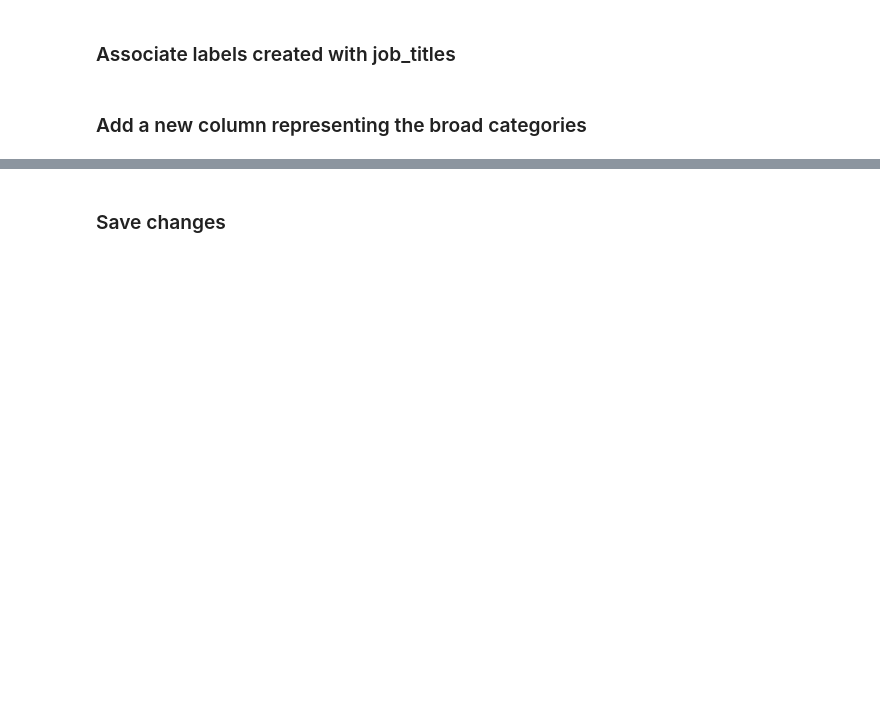
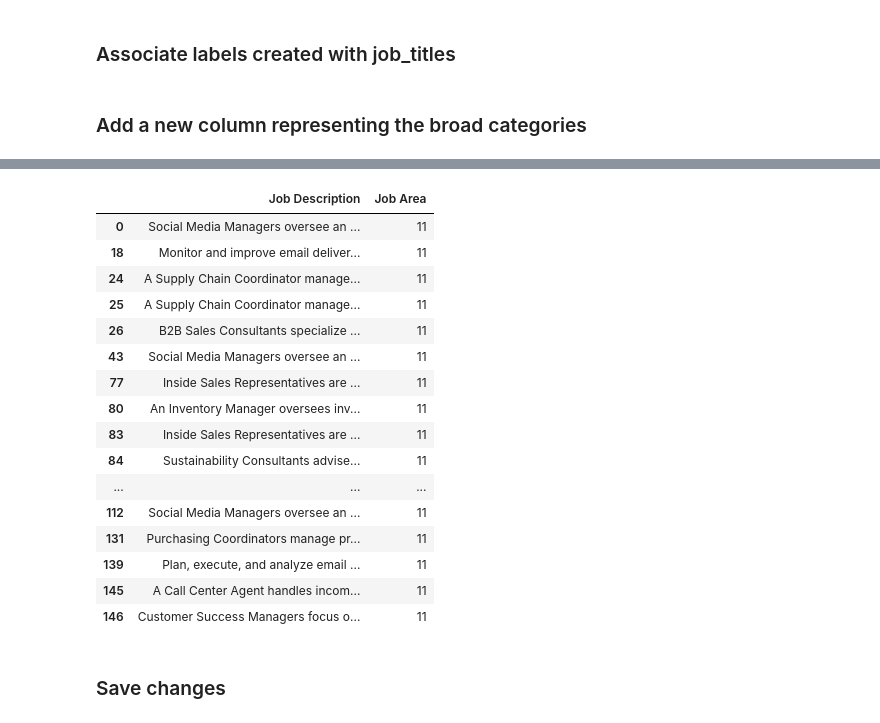
Before and after one commit to MazereAndreea/Job_market_trend, a Jupyter notebook: see_data.ipynb, the cells around one changed output, grey strips where cells are left out. Drawn from its saved outputs; the diff is of its cells as text; code cells hidden in the pictures; blank space fills up the shorter version.

```diff
--- a/see_data.ipynb
+++ b/see_data.ipynb
@@ -539,0 +530,27 @@ df.head()
+# %%
+def show_cluster(number, col, col2="none"):
+    if col2 == "none":
+        return df[df[col] == number][["Job Description",col]]
+    else:
+        return df[df[col] == number][["Job Description",col,col2]]
+# %%
+df_cluster = show_cluster(11,"Job Area")
+df_cluster.head(20)
+# %% [output]
+|  | Job Description | Job Area |
+| 0 | Social Media Managers oversee an ... | 11 |
+| 18 | Monitor and improve email deliver... | 11 |
+| 24 | A Supply Chain Coordinator manage... | 11 |
+| 25 | A Supply Chain Coordinator manage... | 11 |
+| 26 | B2B Sales Consultants specialize ... | 11 |
+| 43 | Social Media Managers oversee an ... | 11 |
+| 77 | Inside Sales Representatives are ... | 11 |
+| 80 | An Inventory Manager oversees inv... | 11 |
+| 83 | Inside Sales Representatives are ... | 11 |
+| 84 | Sustainability Consultants advise... | 11 |
+| ... | ... | ... |
+| 112 | Social Media Managers oversee an ... | 11 |
+| 131 | Purchasing Coordinators manage pr... | 11 |
+| 139 | Plan, execute, and analyze email ... | 11 |
+| 145 | A Call Center Agent handles incom... | 11 |
+| 146 | Customer Success Managers focus o... | 11 |
```
Also changed, not shown: parts of 10 cells of this notebook, 4 other files.
